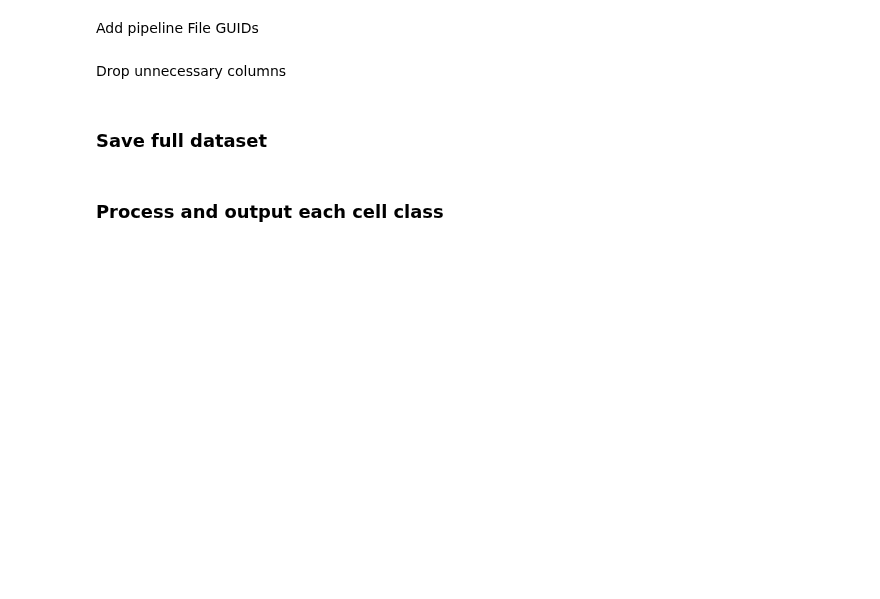
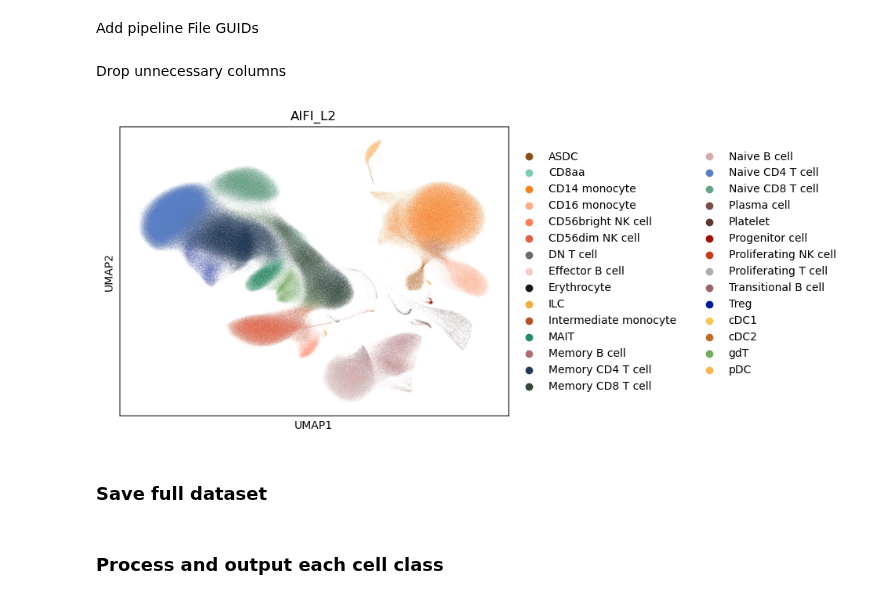
Before and after one commit to aifimmunology/aifi-healthy-pbmc-reference, a Jupyter notebook: 05-Assembly/29-Python_clean_all_genes_normalized.ipynb, the cells around one changed output. Cells and saved outputs as stored; diff of their text form; code cells hidden in the pictures; blank space fills up the shorter version.

```diff
--- a/05-Assembly/29-Python_clean_all_genes_normalized.ipynb
+++ b/05-Assembly/29-Python_clean_all_genes_normalized.ipynb
@@ -204,3 +207,7 @@ adata.obs = adata.obs[keep_obs]
+# %%
+sc.pl.umap(adata, color = 'AIFI_L2')
+# %% [output]
+[figure, added]
 # %% [markdown]
 ### Save full dataset
 # %%
```
Also changed, not shown: parts of 7 cells of this notebook.
